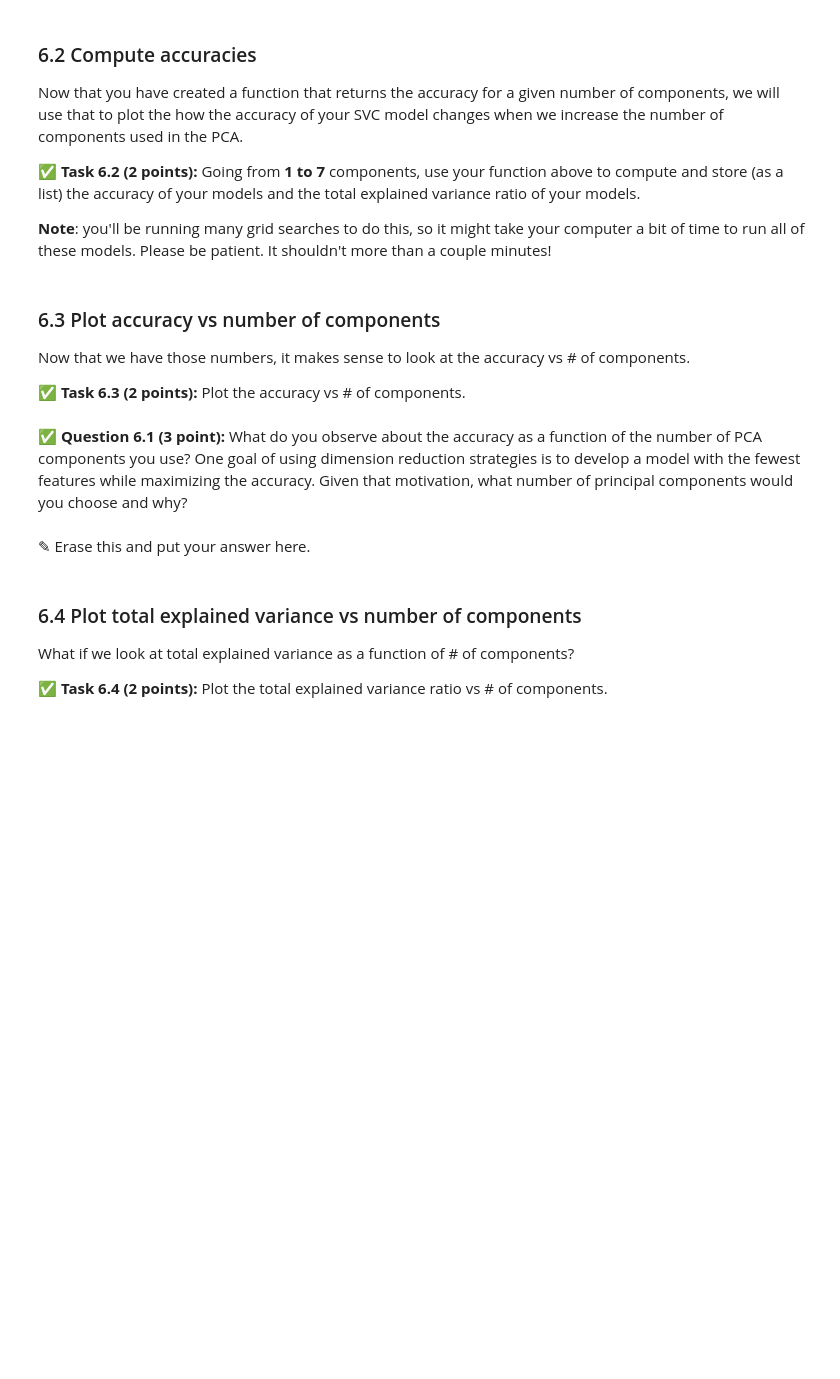
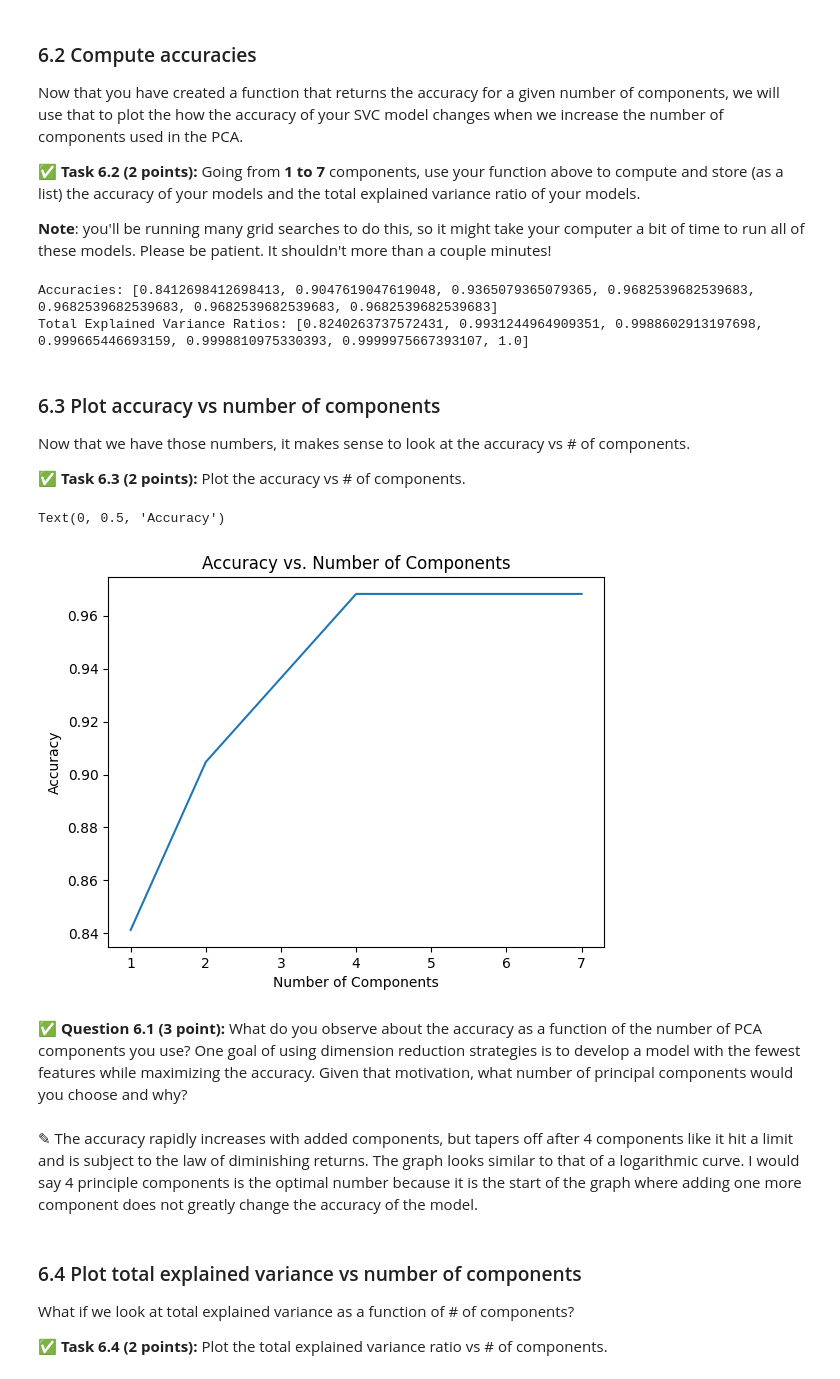
Before and after one commit to whitete3/CMSE202-f24-turnin, a Jupyter notebook: hw-04/HW-04_PerceptronSVMandPCA-STUDENT.ipynb, the cells around one changed output. Drawn from its saved outputs; the diff is of its cells as text; code cells hidden in the pictures; blank space fills up the shorter version.

```diff
--- a/hw-04/HW-04_PerceptronSVMandPCA-STUDENT.ipynb
+++ b/hw-04/HW-04_PerceptronSVMandPCA-STUDENT.ipynb
@@ -440,3 +439,22 @@ and it should **return** the accuracy score for an SVC model fit to pca transfor
+# %%
+# Put your code here
+def pca_accuracy(n_components, train_features, test_features, train_labels, test_labels):
+
+    pca = PCA(n_components)
+    pca.fit(train_features)
+    test_pca = pca.transform(test_features)
+    train_pca = pca.transform(train_features)
+    total_variance_ratio = sum(pca.explained_variance_ratio_)
+
+    param_grid = {'C': [0.1, 1.0, 10.0, 100.0, 1000.0],
+              'gamma': [0.01, 0.1, 1.0, 10.0],
+              'kernel': ['linear', 'rbf', 'sigmoid']}
+    pca_grid = GridSearchCV(SVC(), param_grid)
+    pca_grid = pca_grid.fit(train_pca, train_labels)
+
+    predictions = pca_grid.predict(test_pca)
+    accuracy = accuracy_score(test_labels, predictions)
+    return accuracy, total_variance_ratio
 # %% [markdown]
 ### 6.2 Compute accuracies
 
@@ -450,3 +466,18 @@ Now that you have created a function that returns the accuracy for a given numbe
+# %%
+# Put your code here
+accuracy_list = []
+total_variance_list = []
+
+for i in range(1, 8):
+    accuracy, total_variance_ratio = pca_accuracy(i, train_features, test_features, train_labels, test_labels)
+    accuracy_list.append(accuracy)
+    total_variance_list.append(total_variance_ratio)
+
+print("Accuracies:", accuracy_list)
+print("Total Explained Variance Ratios:", total_variance_list)
+# %% [output]
+Accuracies: [0.8412698412698413, 0.9047619047619048, 0.9365079365079365, 0.9682539682539683, 0.9682539682539683, 0.9682539682539683, 0.9682539682539683]
+Total Explained Variance Ratios: [0.8240263737572431, 0.9931244964909351, 0.9988602913197698, 0.999665446693159, 0.9998810975330393, 0.9999975667393107, 1.0]
 # %% [markdown]
 ### 6.3 Plot accuracy vs number of components
 
@@ -458,7 +487,17 @@ Now that we have those numbers, it makes sense to look at the accuracy vs # of c
+# %%
+# Put your code here
+num_components = [1,2,3,4,5,6,7]
+plt.plot(num_components, accuracy_list)
+plt.title("Accuracy vs. Number of Components")
+plt.xlabel("Number of Components")
+plt.ylabel("Accuracy")
+# %% [output]
+Text(0, 0.5, 'Accuracy')
+[figure, added]
 # %% [markdown]
 **&#9989; Question 6.1 (3 point):** What do you observe about the accuracy as a function of the number of PCA components you use? One goal of using dimension reduction strategies is to develop a model with the fewest features while maximizing the accuracy. Given that motivation, what number of principal components would you choose and why?
-# %% [markdown]
-<font size=+3>&#9998;</font> Erase this and put your answer here.
+# %% [markdown]
+<font size=+3>&#9998;</font> The accuracy rapidly increases with added components, but tapers off after 4 components like it hit a limit and is subject to the law of diminishing returns. The graph looks similar to that of a logarithmic curve. I would say 4 principle components is the optimal number because it is the start of the graph where adding one more component does not greatly change the accuracy of the model.
 # %% [markdown]
 ### 6.4 Plot total explained variance vs number of components
 
```
Also changed, not shown: parts of 8 cells of this notebook.
